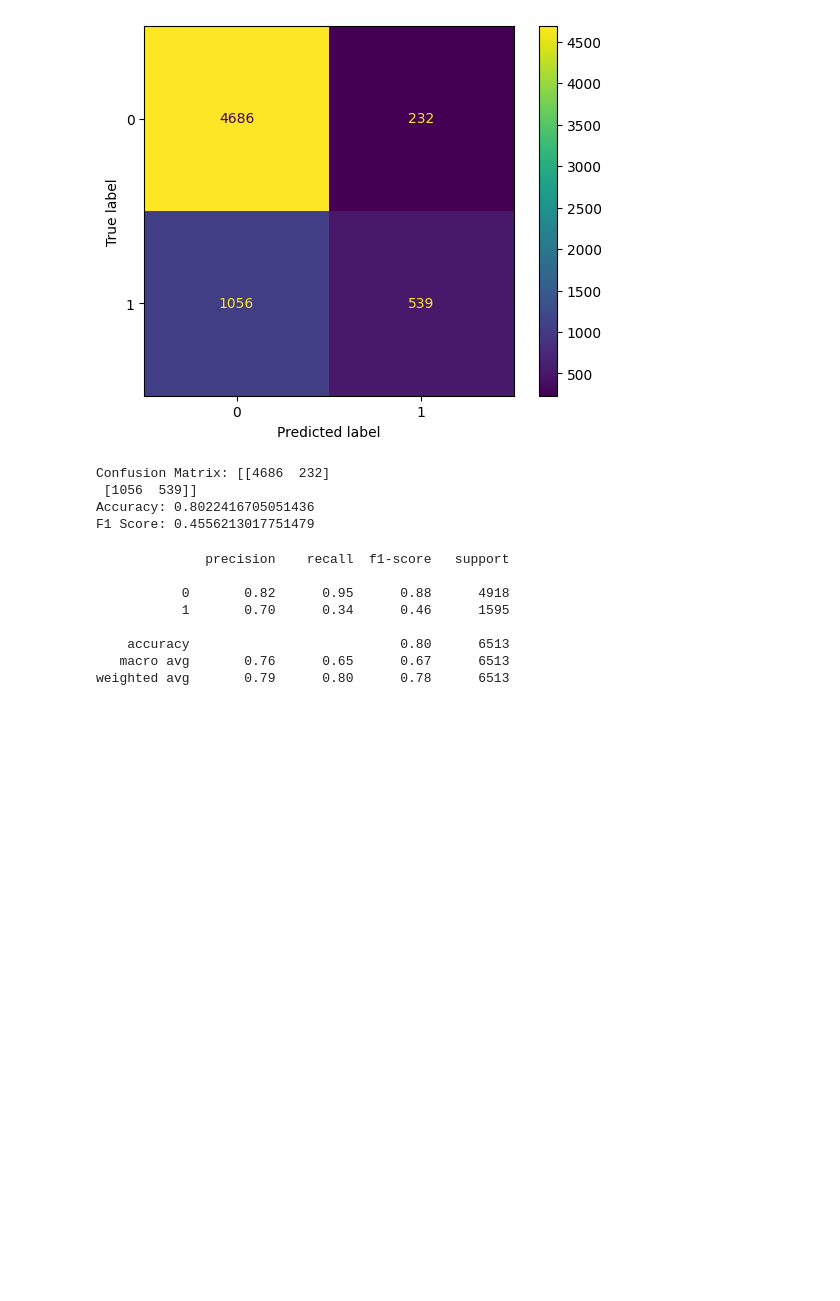
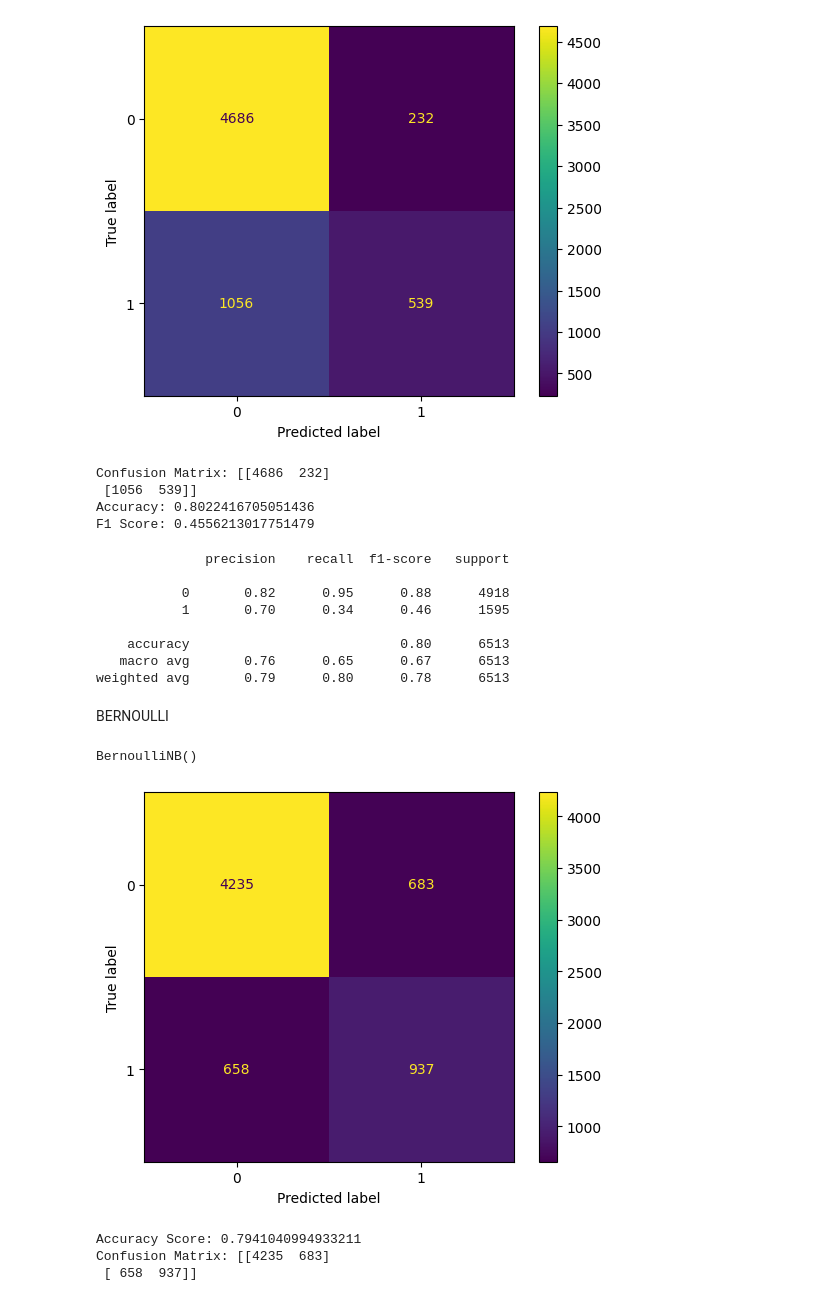
Before and after one commit to anmolS-1104/SML, a Jupyter notebook: SML /Exp 9/part 2.ipynb, the cells around one changed output. Saved outputs shown, nothing was run; the diff lists cells and outputs as text; code cells hidden in the pictures; blank space fills up the shorter version.

```diff
--- a/SML /Exp 9/part 2.ipynb
+++ b/SML /Exp 9/part 2.ipynb
@@ -93,8 +93,8 @@ x_test = sc.fit_transform(x_test)
 GAUSSIAN
 # %%
 from sklearn.naive_bayes import GaussianNB
-classifier = GaussianNB()
-classifier.fit(x_train,y_train)
+gnb = GaussianNB()
+gnb.fit(x_train,y_train)
 # %% [output]
 GaussianNB()
 # %%
@@ -130,3 +130,27 @@ print(cf)
     accuracy                           0.80      6513
    macro avg       0.76      0.65      0.67      6513
 weighted avg       0.79      0.80      0.78      6513
+# %% [markdown]
+BERNOULLI
+# %%
+from sklearn.naive_bayes import BernoulliNB
+Ber = BernoulliNB()
+Ber.fit(x_train,y_train)
+# %% [output]
+BernoulliNB()
+# %%
+y_pred = Ber.predict(x_test)
+# %%
+from sklearn.metrics import classification_report,accuracy_score,confusion_matrix,ConfusionMatrixDisplay
+ac = accuracy_score(y_test,y_pred)
+cm = confusion_matrix(y_test,y_pred)
+disp = ConfusionMatrixDisplay(confusion_matrix=cm)
+disp.plot()
+plt.show()
+print("Accuracy Score:",ac)
+print("Confusion Matrix:",cm)
+# %% [output]
+[figure, added]
+Accuracy Score: 0.7941040994933211
+Confusion Matrix: [[4235  683]
+ [ 658  937]]
```
Also changed, not shown: parts of 23 cells of this notebook.
